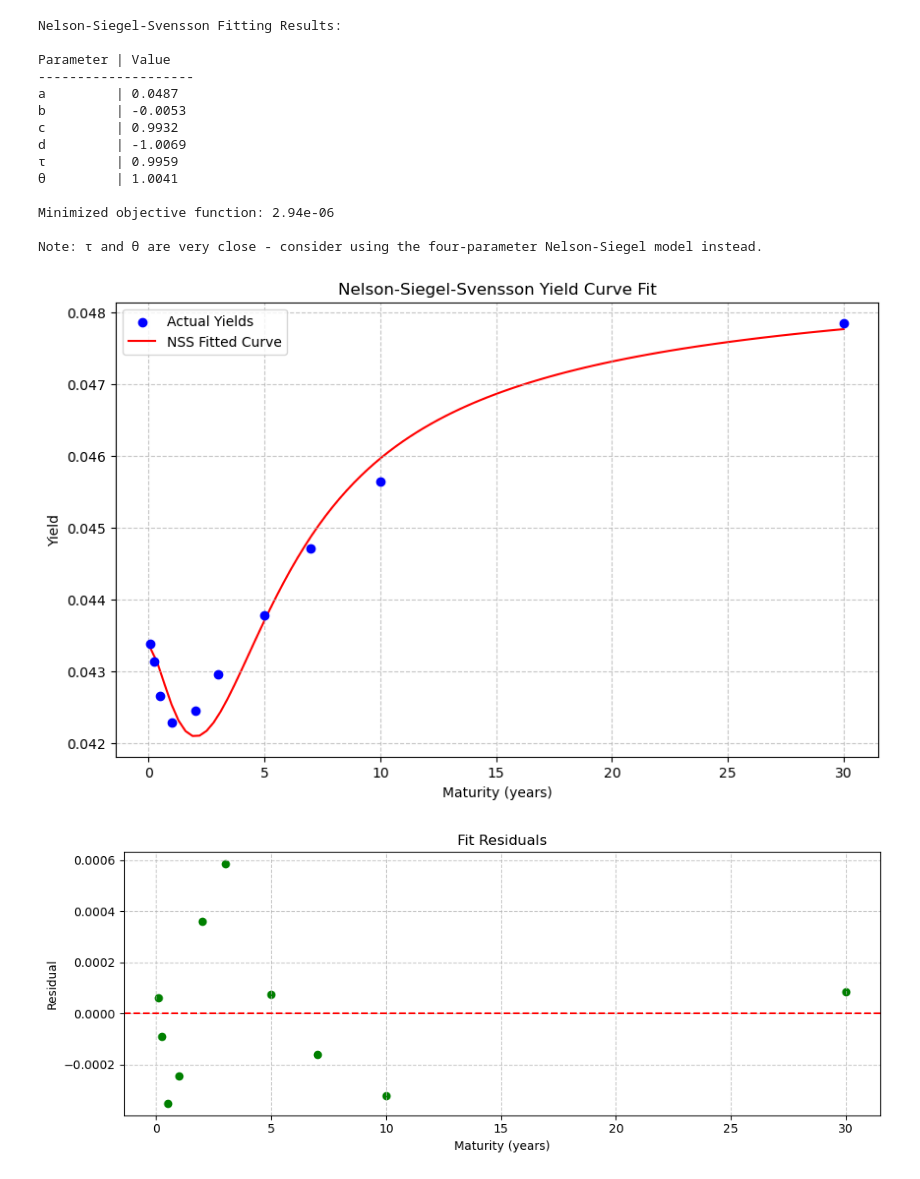
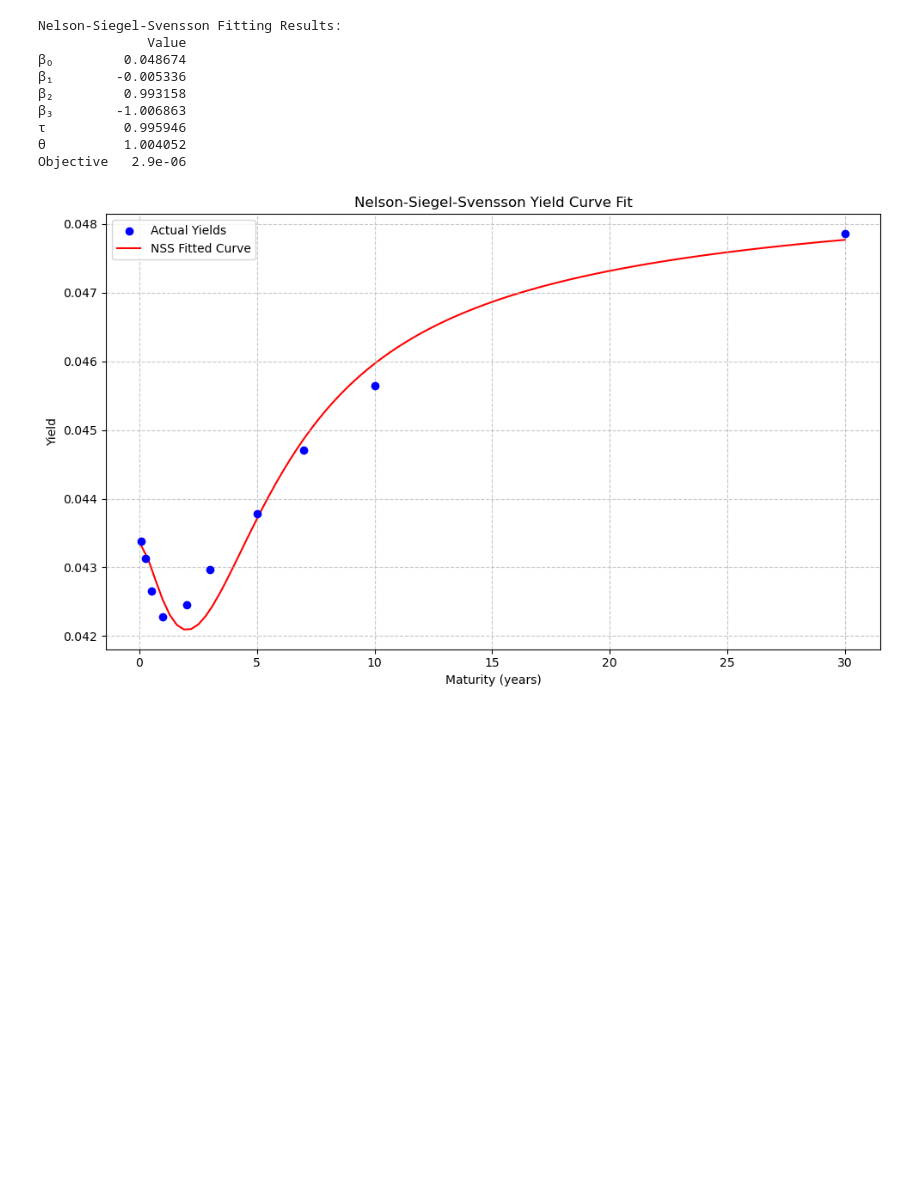
Before and after one commit to fangsitang/fixed_income, a Jupyter notebook: PartA Q1Q2.ipynb, the cells around one changed output. Cells and saved outputs as stored; diff of their text form; code cells hidden in the pictures; blank space fills up the shorter version.

```diff
--- a/PartA Q1Q2.ipynb
+++ b/PartA Q1Q2.ipynb
@@ -246,7 +242,7 @@ def fit_nss(maturities, yields, weighted=True):
 
     return result
 
-# Example usage (assuming you have zero_coupon_yields from previous code):
+
 calculator = ZeroCouponCalculator()
 zero_coupon_yields = calculator.calculate_zero_coupon_yields()
 
@@ -256,67 +252,48 @@ yields = np.array(list(zero_coupon_yields.values())) / 100  # Convert to decimal
 
 # Fit NSS model with weighted objective function
 result = fit_nss(maturities, yields, weighted=True)
 
 # Print results in the requested format
+# Create DataFrame
+results_df = pd.DataFrame({
+    'Value': result.x
+}, index=['β₀', 'β₁', 'β₂', 'β₃', 'τ', 'θ'])
+# Add objective function value at the bottom
+obj_value = f"{result.fun:.1e}"
+results_df.loc['Objective'] = obj_value
+
 print("\nNelson-Siegel-Svensson Fitting Results:")
-print("\nParameter | Value")
-print("-" * 20)
-param_names = ['a', 'b', 'c', 'd', 'τ', 'θ']
-for name, value in zip(param_names, result.x):
-    print(f"{name:9} | {value:.4f}")
-
-print(f"\nMinimized objective function: {result.fun:.2e}")
-
-if abs(result.x[4] - result.x[5]) < 0.1:  # Check if tau and theta are close
-    print("\nNote: τ and θ are very close - consider using the four-parameter Nelson-Siegel model instead.")
+print(results_df)
 
 # Generate fitted curve for plotting
 t_fine = np.linspace(min(maturities), max(maturities), 100)
 fitted_yields = [nss_yield(t, result.x) for t in t_fine]
 
 # Plot results
 plt.figure(figsize=(10, 6))
 
 # Plot actual yields
 plt.scatter(maturities, yields, color='blue', label='Actual Yields', zorder=2)
 
 # Plot fitted curve
 plt.plot(t_fine, fitted_yields, 'r-', label='NSS Fitted Curve', zorder=1)
 
 plt.xlabel('Maturity (years)')
 plt.ylabel('Yield')
 plt.title('Nelson-Siegel-Svensson Yield Curve Fit')
 plt.grid(True, linestyle='--', alpha=0.7)
 plt.legend()
 
-# Calculate and plot residuals
-plt.figure(figsize=(10, 4))
-fitted_at_points = np.array([nss_yield(t, result.x) for t in maturities])
-residuals = yields - fitted_at_points
-
-plt.scatter(maturities, residuals, color='green')
-plt.axhline(y=0, color='r', linestyle='--')
-plt.xlabel('Maturity (years)')
-plt.ylabel('Residual')
-plt.title('Fit Residuals')
-plt.grid(True, linestyle='--', alpha=0.7)
-
 plt.tight_layout()
 plt.show()
 # %% [output]
 Nelson-Siegel-Svensson Fitting Results:
-
-Parameter | Value
---------------------
-a         | 0.0487
-b         | -0.0053
-c         | 0.9932
-d         | -1.0069
-τ         | 0.9959
-θ         | 1.0041
-
-Minimized objective function: 2.94e-06
-
-Note: τ and θ are very close - consider using the four-parameter Nelson-Siegel model instead.
+              Value
+β₀         0.048674
+β₁        -0.005336
+β₂         0.993158
+β₃        -1.006863
+τ          0.995946
+θ          1.004052
+Objective   2.9e-06
-[figure, old version]
+[figure, new version]
-[figure, removed]
```
Also changed, not shown: parts of 2 cells of this notebook.
